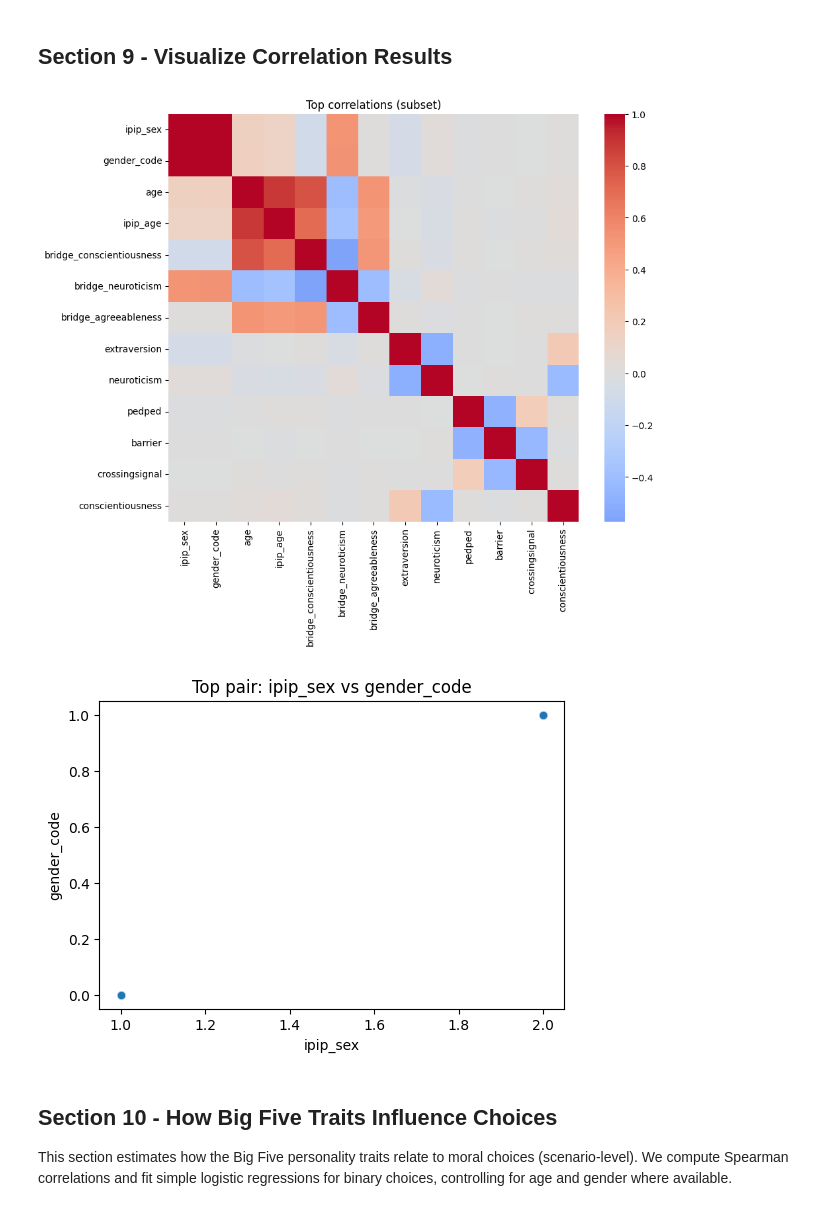
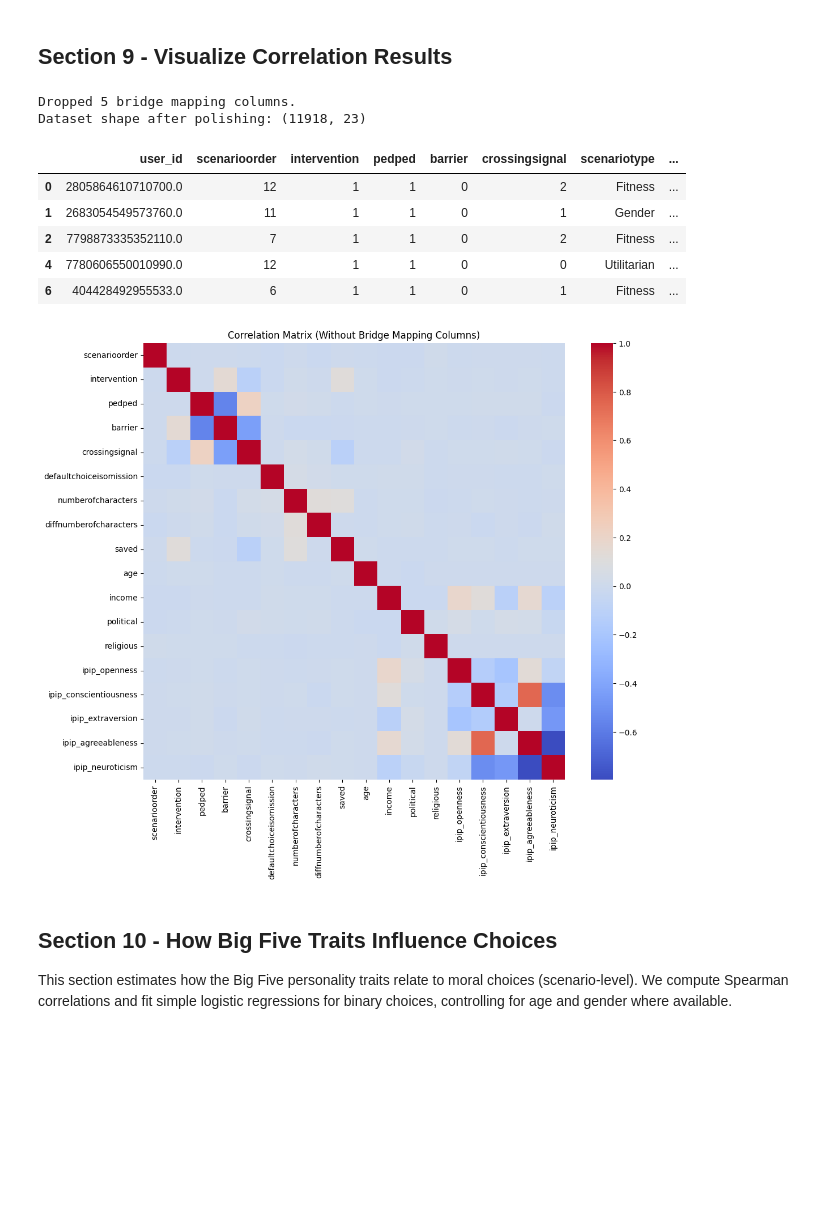
Before and after one commit to Cristiansen13/MoralAI-Predictors, a Jupyter notebook: AAD_MoralAI_NewApproach.ipynb, the cells around one changed output. Saved outputs shown, nothing was run; the diff lists cells and outputs as text; code cells hidden in the pictures; blank space fills up the shorter version.

```diff
--- a/AAD_MoralAI_NewApproach.ipynb
+++ b/AAD_MoralAI_NewApproach.ipynb
@@ -52,6 +53,9 @@ df_ipip.head()
 # %% [markdown]
 ## Section 3 - Basic Exploration: Dataset 1
 # %%
+import numpy as np
+import pandas as pd
+
 MM_USECOLS = [
     "UserID",
     "ScenarioOrder",
@@ -74,13 +78,18 @@ MM_USECOLS = [
 ]
 
 SAMPLE_ROWS = 100_000  # sample for quick exploration
-mm_sample = pd.read_csv(MM_PATH, usecols=MM_USECOLS, nrows=SAMPLE_ROWS, low_memory=False)
 
-mm_sample.shape
-mm_sample.head()
-list(mm_sample.columns)
-mm_sample.isna().mean().sort_values(ascending=False).head(12)
+# 1. Load all rows, but ONLY the required columns to save memory
+mm_sample = pd.read_csv(MM_PATH, usecols=MM_USECOLS, low_memory=False)
+
+# 2. Randomly sample the rows to prevent sequential/time-based bias
+if len(mm_sample) > SAMPLE_ROWS:
+    mm_sample = mm_sample.sample(n=SAMPLE_ROWS, random_state=42).reset_index(drop=True)
+
+# 3. Explore the sampled data
+print("Shape:", mm_sample.shape)
+display(mm_sample.head())
 
 numeric_cols = mm_sample.select_dtypes(include=[np.number]).columns
-mm_sample[numeric_cols].describe().transpose()
+display(mm_sample[numeric_cols].describe().transpose())
 # %% [output]
@@ -563,24 +530,38 @@ pair_df
 # %% [markdown]
 ## Section 9 - Visualize Correlation Results
 # %%
-top_pairs = cor_pairs.head(15)
+bridge_cols_to_drop = [col for col in merged.columns if col.startswith('bridge_')]
 
-top_vars = pd.Index([v for pair in top_pairs.index for v in pair]).unique()
-if len(top_vars) > 1:
-    plt.figure(figsize=(10, 8))
-    sns.heatmap(corr.loc[top_vars, top_vars], annot=False, cmap="coolwarm", center=0)
-    plt.title("Top correlations (subset)")
-    plt.show()
+df_final = merged.drop(columns=bridge_cols_to_drop)
 
-if len(top_pairs) > 0:
-    x_var, y_var = top_pairs.index[0]
-    plt.figure(figsize=(6, 4))
-    sns.scatterplot(data=corr_df, x=x_var, y=y_var, alpha=0.4)
-    plt.title(f"Top pair: {x_var} vs {y_var}")
-    plt.show()
+df_final = df_final.dropna()
+
+print(f"Dropped {len(bridge_cols_to_drop)} bridge mapping columns.")
+print("Dataset shape after polishing:", df_final.shape)
+
+# Display the cleaned dataset
+display(df_final.head())
+
+numeric_cols = df_final.select_dtypes(include=['number']).columns
+correlation_matrix = df_final[numeric_cols].corr()
+
+import seaborn as sns
+import matplotlib.pyplot as plt
+
+plt.figure(figsize=(12, 10))
+sns.heatmap(correlation_matrix, annot=False, cmap='coolwarm')
+plt.title('Correlation Matrix (Without Bridge Mapping Columns)')
+plt.show()
 # %% [output]
+Dropped 5 bridge mapping columns.
+Dataset shape after polishing: (11918, 23)
+|  | user_id | scenarioorder | intervention | pedped | barrier | crossingsignal | scenariotype | ... |
+| 0 | 2805864610710700.0 | 12 | 1 | 1 | 0 | 2 | Fitness | ... |
+| 1 | 2683054549573760.0 | 11 | 1 | 1 | 0 | 1 | Gender | ... |
+| 2 | 7798873335352110.0 | 7 | 1 | 1 | 0 | 2 | Fitness | ... |
+| 4 | 7780606550010990.0 | 12 | 1 | 1 | 0 | 0 | Utilitarian | ... |
+| 6 | 404428492955533.0 | 6 | 1 | 1 | 0 | 1 | Fitness | ... |
-[figure, old version]
+[figure, new version]
-[figure, removed]
 # %% [markdown]
 ## Section 10 - How Big Five Traits Influence Choices
 This section estimates how the Big Five personality traits relate to moral choices (scenario-level). We compute Spearman correlations and fit simple logistic regressions for binary choices, controlling for age and gender where available.
```
Also changed, not shown: parts of 6 cells of this notebook.
